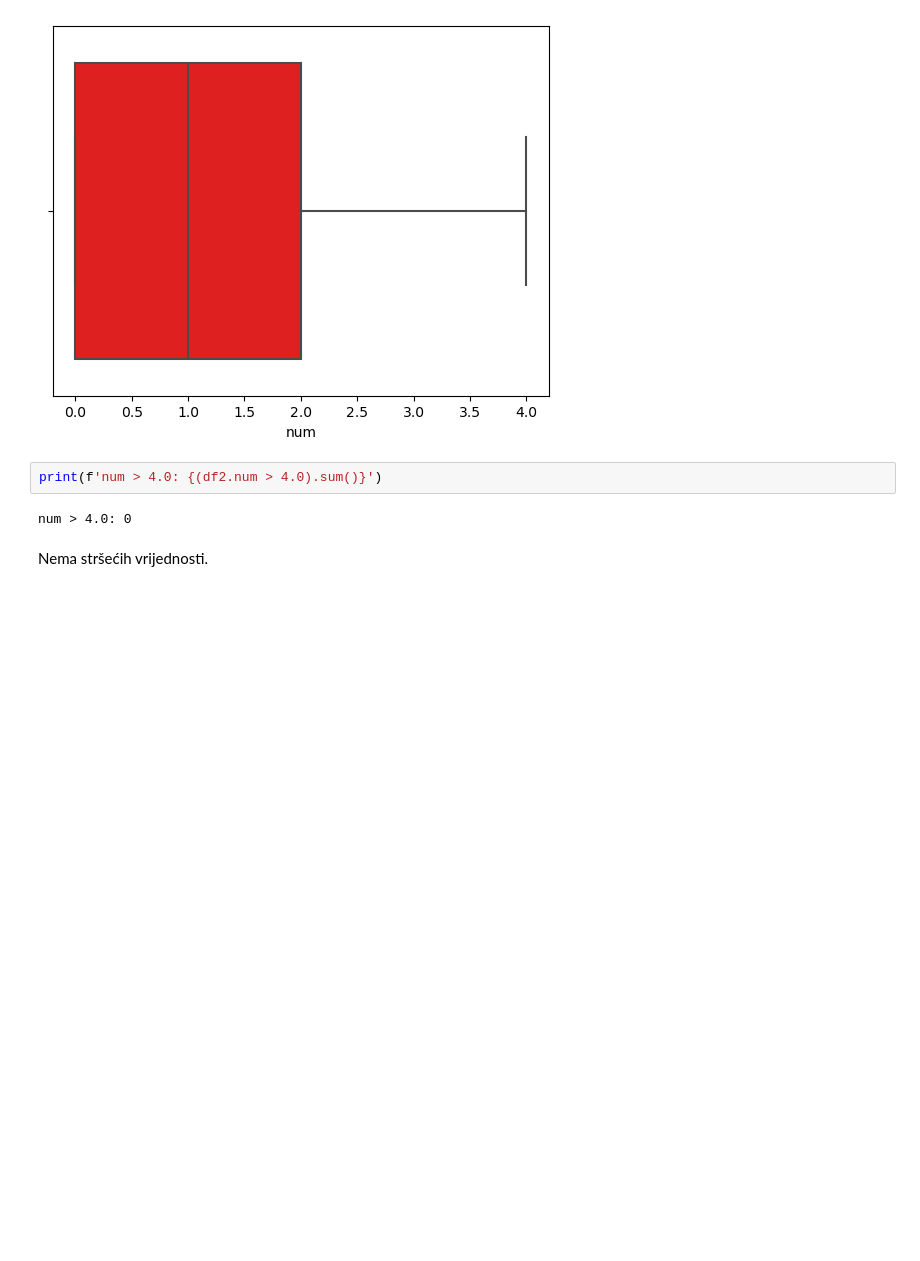
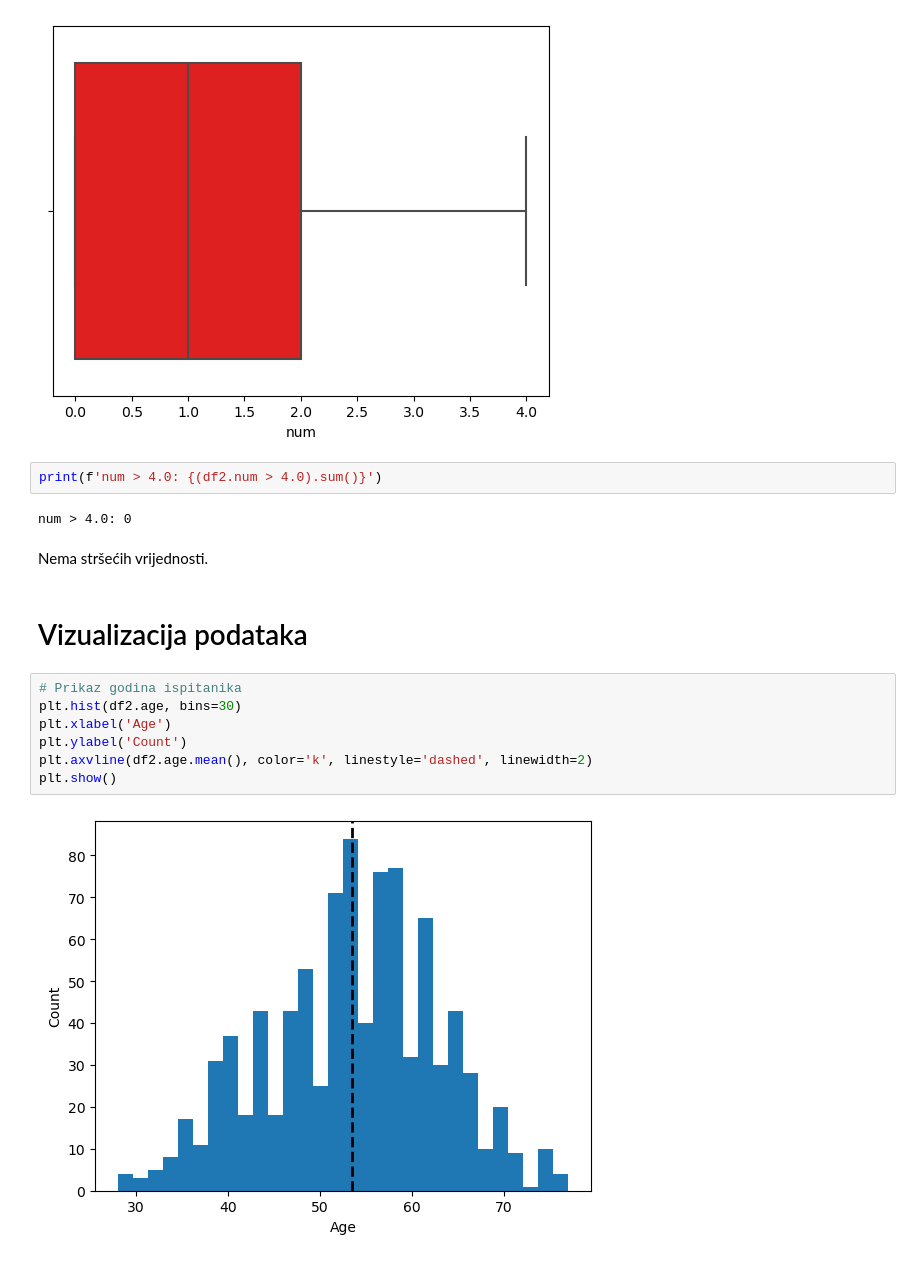
Before and after one commit to lucijaprodan/UZOP-project, a Jupyter notebook: ML_hf_analysis.ipynb, the cells around one changed output. Saved outputs shown, nothing was run; the diff lists cells and outputs as text; blank space fills up the shorter version.

```diff
--- a/ML_hf_analysis.ipynb
+++ b/ML_hf_analysis.ipynb
@@ -593,3 +593,14 @@ print(f'num > 4.0: {(df2.num > 4.0).sum()}')
 num > 4.0: 0
 # %% [markdown]
 Nema stršećih vrijednosti.
+# %% [markdown]
+# Vizualizacija podataka
+# %%
+# Prikaz godina ispitanika
+plt.hist(df2.age, bins=30)
+plt.xlabel('Age')
+plt.ylabel('Count')
+plt.axvline(df2.age.mean(), color='k', linestyle='dashed', linewidth=2)
+plt.show()
+# %% [output]
+[figure, added]
```
Also changed, not shown: parts of 6 cells of this notebook.
